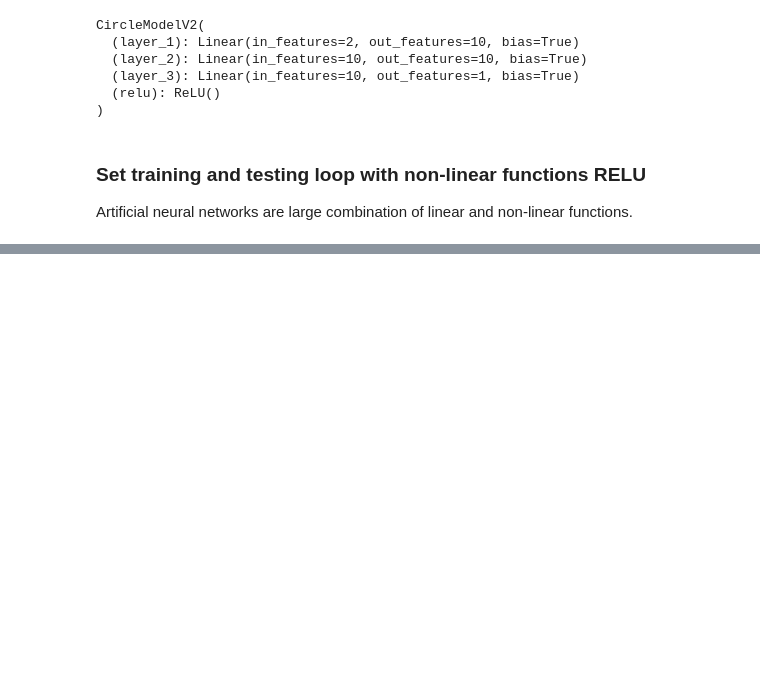
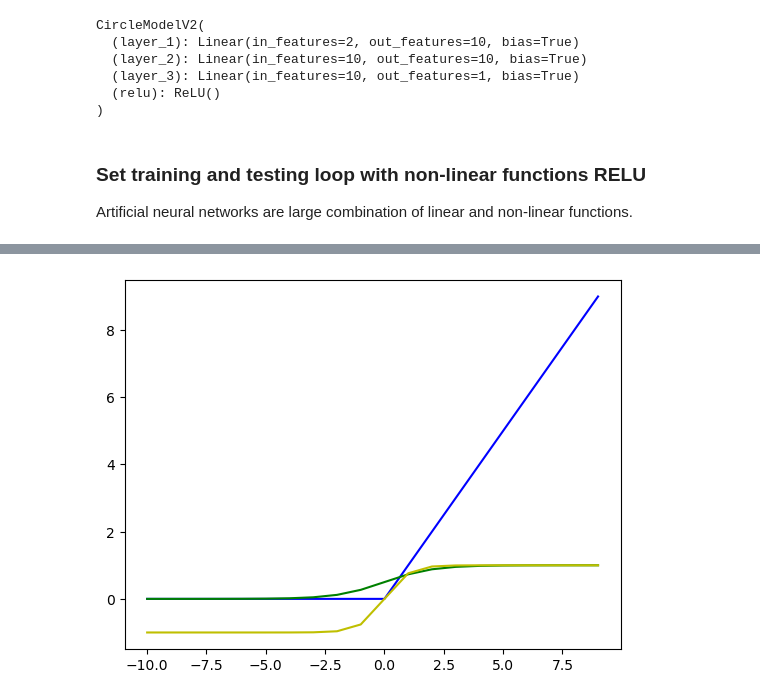
Before and after one commit to ayvemake/Pytorch_DeepLearning, a Jupyter notebook: 02_neural_networ_classification.ipynb, the cells around one changed output, grey strips where cells are left out. Cells and saved outputs as stored; diff of their text form; code cells hidden in the pictures; blank space fills up the shorter version.

Commit message:
achieved relu classification

```diff
--- a/02_neural_networ_classification.ipynb
+++ b/02_neural_networ_classification.ipynb
@@ -775,0 +862,9 @@ optimizer = torch.optim.SGD(params=model_3.parameters(), lr=0.1)
+# %%
+plt.plot(A.cpu(), torch.relu(A).cpu(), c="b");
+plt.plot(A.cpu(), torch.sigmoid(A).cpu(), c="g");
+plt.plot(A.cpu(), torch.tanh(A).cpu(), c="y");
+plt.xlabel('Input');
+plt.ylabel('Activation Output');
+plt.legend(['ReLU', 'Sigmoid', 'Tanh']);
+# %% [output]
+[figure, added]
```
Also changed, not shown: parts of 8 cells of this notebook.
